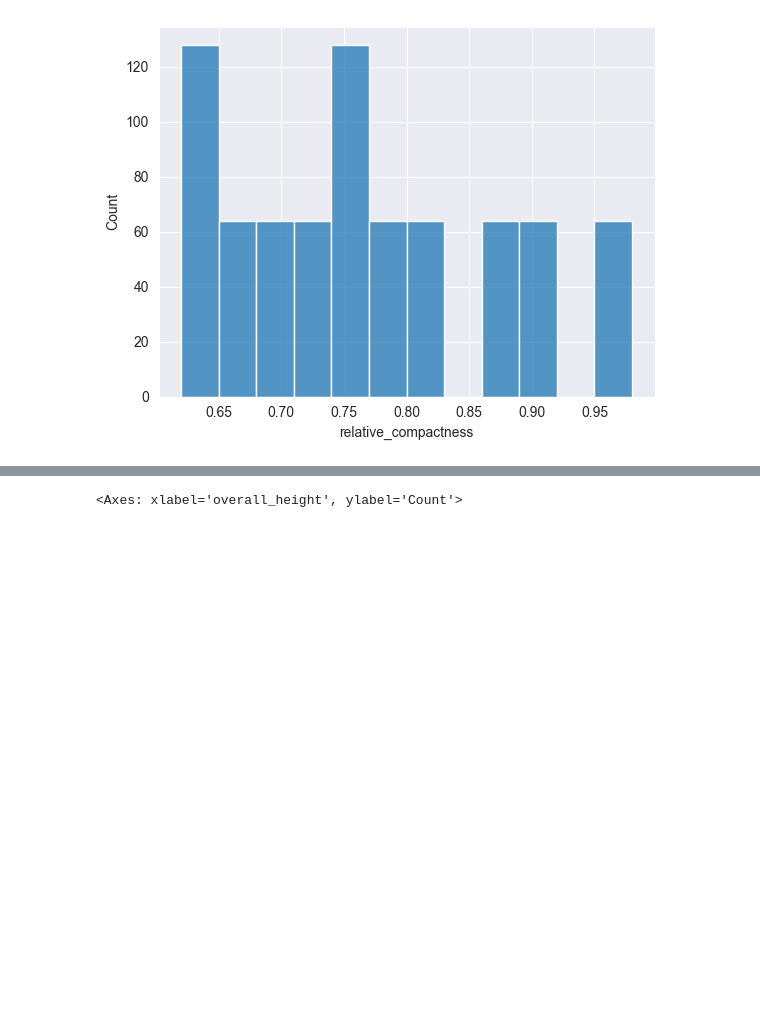
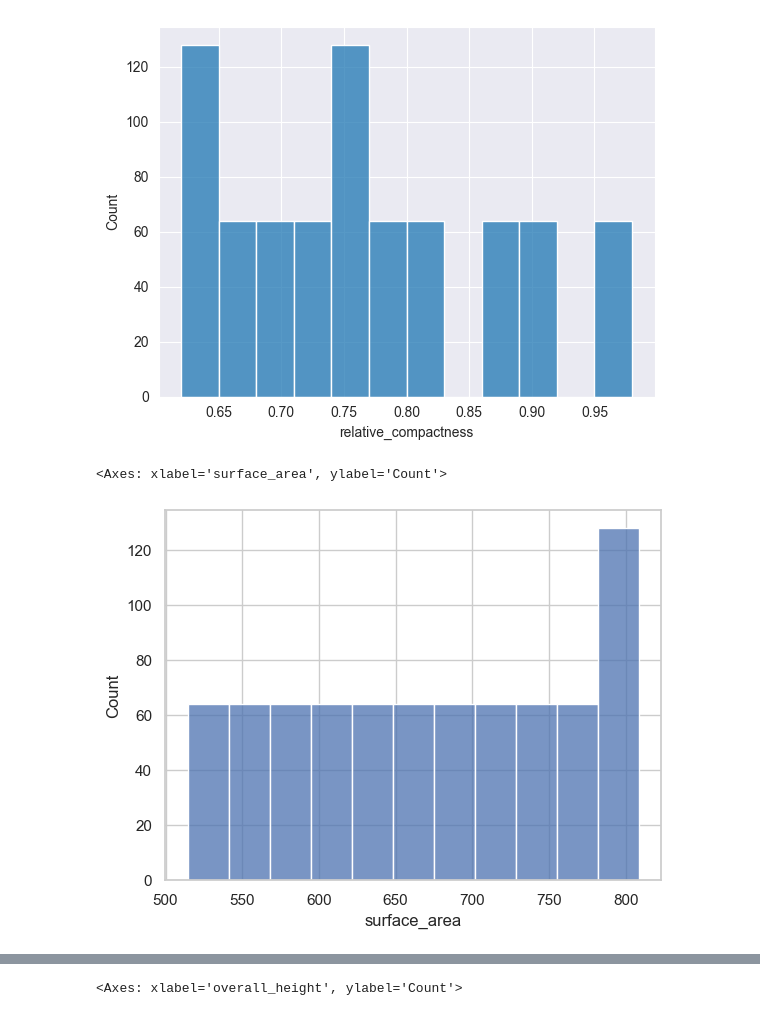
Before and after one commit to wimphil/machine_learning_group_11, a Jupyter notebook: exercise_0/analyze_energy_efficency_dataset.ipynb, the cells around one changed output, grey strips where cells are left out. Drawn from its saved outputs; the diff is of its cells as text; code cells hidden in the pictures; blank space fills up the shorter version.

Commit message:
added more plots to energy efficiency notebook

```diff
--- a/exercise_0/analyze_energy_efficency_dataset.ipynb
+++ b/exercise_0/analyze_energy_efficency_dataset.ipynb
@@ -4,6 +4,8 @@
 import pandas as pd
 import seaborn as sns
 import matplotlib.pyplot as plt
+
+sns.set(style='whitegrid')
 # %% [markdown]
  # Load Data and Prepare
 # %%
@@ -42,3 +80,8 @@ sns.histplot(df, x='relative_compactness')
 # %% [output]
 <Axes: xlabel='relative_compactness', ylabel='Count'>
 [figure]
+# %%
+sns.histplot(df, x='surface_area')
+# %% [output]
+<Axes: xlabel='surface_area', ylabel='Count'>
+[figure, added]
```
Also changed, not shown: parts of 9 cells of this notebook.
